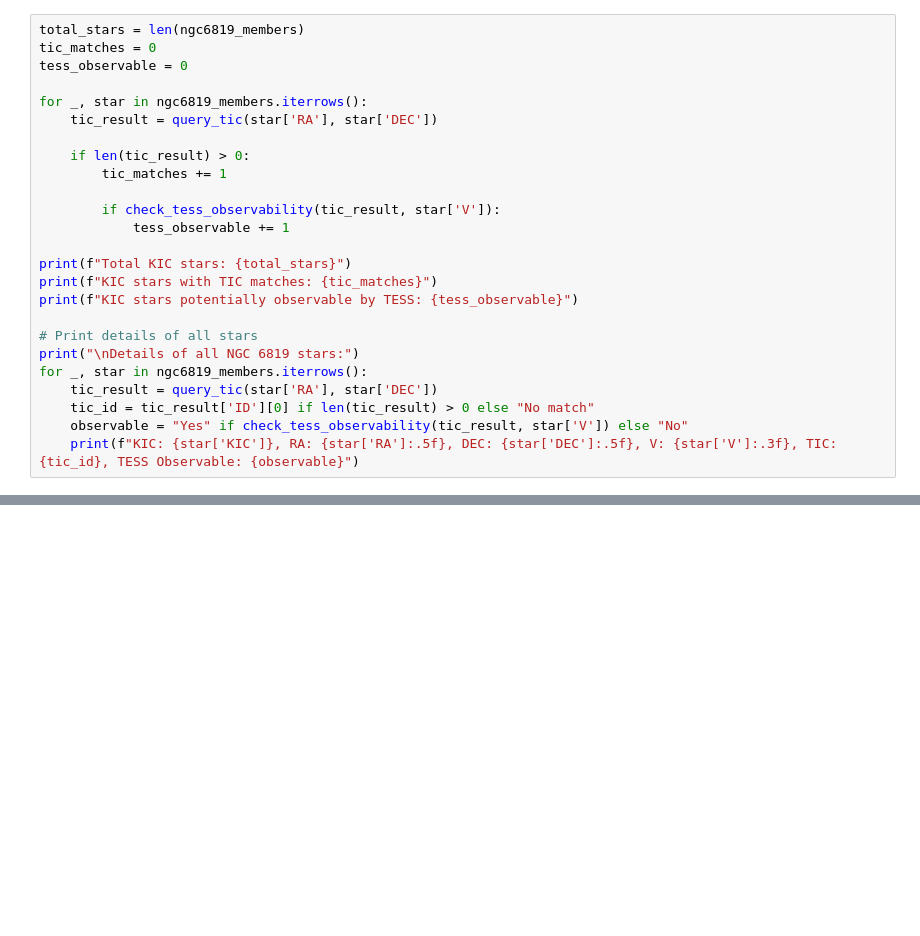
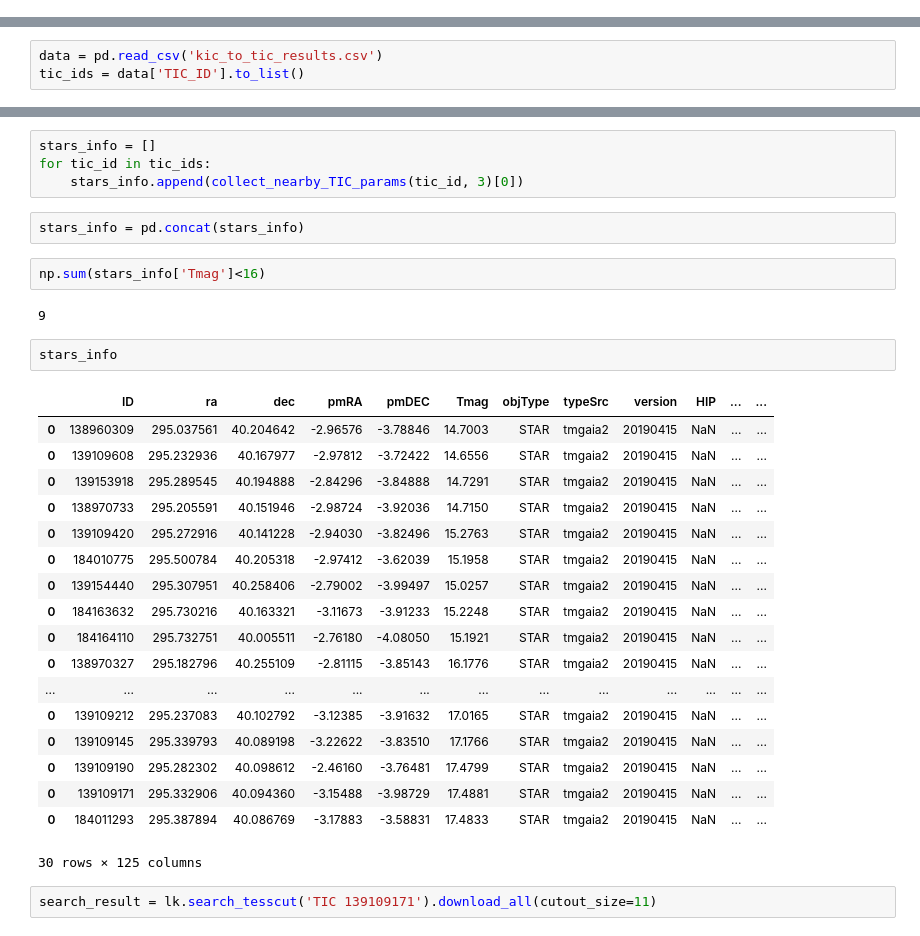
Before and after one commit to ssagynbayeva/NGC6819, a Jupyter notebook: NGC6819.ipynb, the cells around one changed output, grey strips where cells are left out. Saved outputs shown, nothing was run; the diff lists cells and outputs as text; blank space fills up the shorter version.

```diff
--- a/NGC6819.ipynb
+++ b/NGC6819.ipynb
@@ -63,25 +20,0 @@ def check_tess_observability(tic_result, kic_vmag):
-# %%
-total_stars = len(ngc6819_members)
-tic_matches = 0
-tess_observable = 0
-
-for _, star in ngc6819_members.iterrows():
-    tic_result = query_tic(star['RA'], star['DEC'])
-
-    if len(tic_result) > 0:
-        tic_matches += 1
-
-        if check_tess_observability(tic_result, star['V']):
-            tess_observable += 1
-
-print(f"Total KIC stars: {total_stars}")
-print(f"KIC stars with TIC matches: {tic_matches}")
-print(f"KIC stars potentially observable by TESS: {tess_observable}")
-
-# Print details of all stars
-print("\nDetails of all NGC 6819 stars:")
-for _, star in ngc6819_members.iterrows():
-    tic_result = query_tic(star['RA'], star['DEC'])
-    tic_id = tic_result['ID'][0] if len(tic_result) > 0 else "No match"
-    observable = "Yes" if check_tess_observability(tic_result, star['V']) else "No"
-    print(f"KIC: {star['KIC']}, RA: {star['RA']:.5f}, DEC: {star['DEC']:.5f}, V: {star['V']:.3f}, TIC: {tic_id}, TESS Observable: {observable}")
@@ -265,0 +280,3 @@ KeyboardInterrupt:
+# %%
+data = pd.read_csv('kic_to_tic_results.csv')
+tic_ids = data['TIC_ID'].to_list()
@@ -265,0 +303,33 @@ KeyboardInterrupt:
+# %%
+stars_info = []
+for tic_id in tic_ids:
+    stars_info.append(collect_nearby_TIC_params(tic_id, 3)[0])
+# %%
+stars_info = pd.concat(stars_info)
+# %%
+np.sum(stars_info['Tmag']<16)
+# %% [output]
+9
+# %%
+stars_info
+# %% [output]
+|  | ID | ra | dec | pmRA | pmDEC | Tmag | objType | typeSrc | version | HIP | ... | ... |
+| 0 | 138960309 | 295.037561 | 40.204642 | -2.96576 | -3.78846 | 14.7003 | STAR | tmgaia2 | 20190415 | NaN | ... | ... |
+| 0 | 139109608 | 295.232936 | 40.167977 | -2.97812 | -3.72422 | 14.6556 | STAR | tmgaia2 | 20190415 | NaN | ... | ... |
+| 0 | 139153918 | 295.289545 | 40.194888 | -2.84296 | -3.84888 | 14.7291 | STAR | tmgaia2 | 20190415 | NaN | ... | ... |
+| 0 | 138970733 | 295.205591 | 40.151946 | -2.98724 | -3.92036 | 14.7150 | STAR | tmgaia2 | 20190415 | NaN | ... | ... |
+| 0 | 139109420 | 295.272916 | 40.141228 | -2.94030 | -3.82496 | 15.2763 | STAR | tmgaia2 | 20190415 | NaN | ... | ... |
+| 0 | 184010775 | 295.500784 | 40.205318 | -2.97412 | -3.62039 | 15.1958 | STAR | tmgaia2 | 20190415 | NaN | ... | ... |
+| 0 | 139154440 | 295.307951 | 40.258406 | -2.79002 | -3.99497 | 15.0257 | STAR | tmgaia2 | 20190415 | NaN | ... | ... |
+| 0 | 184163632 | 295.730216 | 40.163321 | -3.11673 | -3.91233 | 15.2248 | STAR | tmgaia2 | 20190415 | NaN | ... | ... |
+| 0 | 184164110 | 295.732751 | 40.005511 | -2.76180 | -4.08050 | 15.1921 | STAR | tmgaia2 | 20190415 | NaN | ... | ... |
+| 0 | 138970327 | 295.182796 | 40.255109 | -2.81115 | -3.85143 | 16.1776 | STAR | tmgaia2 | 20190415 | NaN | ... | ... |
+| ... | ... | ... | ... | ... | ... | ... | ... | ... | ... | ... | ... | ... |
+| 0 | 139109212 | 295.237083 | 40.102792 | -3.12385 | -3.91632 | 17.0165 | STAR | tmgaia2 | 20190415 | NaN | ... | ... |
+| 0 | 139109145 | 295.339793 | 40.089198 | -3.22622 | -3.83510 | 17.1766 | STAR | tmgaia2 | 20190415 | NaN | ... | ... |
+| 0 | 139109190 | 295.282302 | 40.098612 | -2.46160 | -3.76481 | 17.4799 | STAR | tmgaia2 | 20190415 | NaN | ... | ... |
+| 0 | 139109171 | 295.332906 | 40.094360 | -3.15488 | -3.98729 | 17.4881 | STAR | tmgaia2 | 20190415 | NaN | ... | ... |
+| 0 | 184011293 | 295.387894 | 40.086769 | -3.17883 | -3.58831 | 17.4833 | STAR | tmgaia2 | 20190415 | NaN | ... | ... |
+30 rows × 125 columns
+# %%
+search_result = lk.search_tesscut('TIC 139109171').download_all(cutout_size=11)
```
Also changed, not shown: parts of 27 cells of this notebook, 2 other files.
